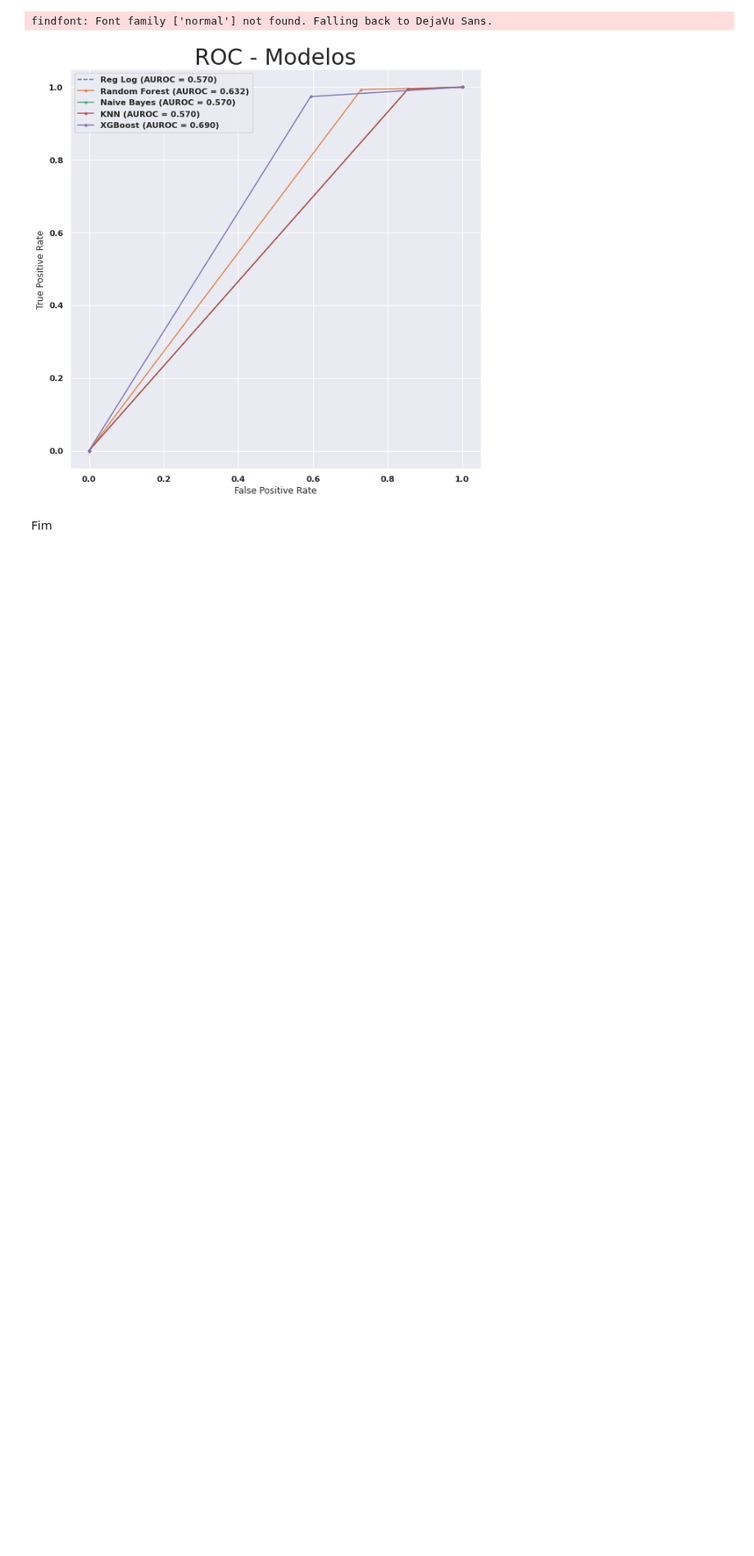
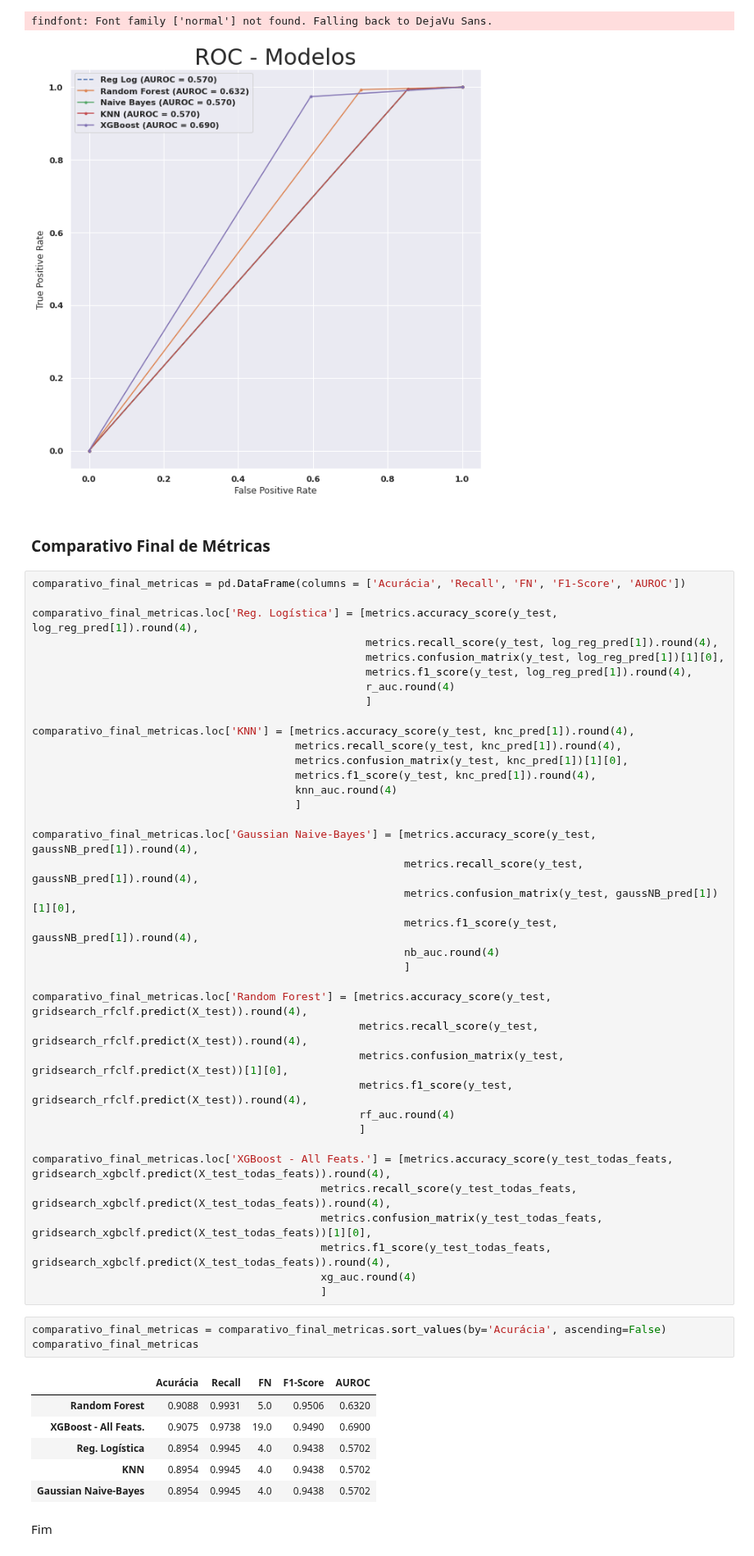
Before and after one commit to faustinothiagos/Project_Workshop_3_DS_Digital_House, a Jupyter notebook: workshop3.ipynb, the cells around one changed output. Shown at 82% size. Saved outputs shown, nothing was run; the diff lists cells and outputs as text; blank space fills up the shorter version.

Commit message:
Versão Final - Com o Comparativo novamente

```diff
--- a/workshop3.ipynb
+++ b/workshop3.ipynb
@@ -1133,5 +1133,54 @@ plt.show()
 # %% [output]
 findfont: Font family ['normal'] not found. Falling back to DejaVu Sans.
 [figure]
+# %% [markdown]
+### Comparativo Final de Métricas
+# %%
+comparativo_final_metricas = pd.DataFrame(columns = ['Acurácia', 'Recall', 'FN', 'F1-Score', 'AUROC'])
+
+comparativo_final_metricas.loc['Reg. Logística'] = [metrics.accuracy_score(y_test, log_reg_pred[1]).round(4),
+                                                    metrics.recall_score(y_test, log_reg_pred[1]).round(4),
+                                                    metrics.confusion_matrix(y_test, log_reg_pred[1])[1][0],
+                                                    metrics.f1_score(y_test, log_reg_pred[1]).round(4),
+                                                    r_auc.round(4)
+                                                    ]
+
+comparativo_final_metricas.loc['KNN'] = [metrics.accuracy_score(y_test, knc_pred[1]).round(4),
+                                         metrics.recall_score(y_test, knc_pred[1]).round(4),
+                                         metrics.confusion_matrix(y_test, knc_pred[1])[1][0],
+                                         metrics.f1_score(y_test, knc_pred[1]).round(4),
+                                         knn_auc.round(4)
+                                         ]
+
+comparativo_final_metricas.loc['Gaussian Naive-Bayes'] = [metrics.accuracy_score(y_test, gaussNB_pred[1]).round(4),
+                                                          metrics.recall_score(y_test, gaussNB_pred[1]).round(4),
+                                                          metrics.confusion_matrix(y_test, gaussNB_pred[1])[1][0],
+                                                          metrics.f1_score(y_test, gaussNB_pred[1]).round(4),
+                                                          nb_auc.round(4)
+                                                          ]
+
+comparativo_final_metricas.loc['Random Forest'] = [metrics.accuracy_score(y_test, gridsearch_rfclf.predict(X_test)).round(4),
+                                                   metrics.recall_score(y_test, gridsearch_rfclf.predict(X_test)).round(4),
+                                                   metrics.confusion_matrix(y_test, gridsearch_rfclf.predict(X_test))[1][0],
+                                                   metrics.f1_score(y_test, gridsearch_rfclf.predict(X_test)).round(4),
+                                                   rf_auc.round(4)
+                                                   ]
+
+comparativo_final_metricas.loc['XGBoost - All Feats.'] = [metrics.accuracy_score(y_test_todas_feats, gridsearch_xgbclf.predict(X_test_todas_feats)).round(4),
+                                             metrics.recall_score(y_test_todas_feats, gridsearch_xgbclf.predict(X_test_todas_feats)).round(4),
+                                             metrics.confusion_matrix(y_test_todas_feats, gridsearch_xgbclf.predict(X_test_todas_feats))[1][0],
+                                             metrics.f1_score(y_test_todas_feats, gridsearch_xgbclf.predict(X_test_todas_feats)).round(4),
+                                             xg_auc.round(4)
+                                             ]
+# %%
+comparativo_final_metricas = comparativo_final_metricas.sort_values(by='Acurácia', ascending=False)
+comparativo_final_metricas
+# %% [output]
+|  | Acurácia | Recall | FN | F1-Score | AUROC |
+| Random Forest | 0.9088 | 0.9931 | 5.0 | 0.9506 | 0.6320 |
+| XGBoost - All Feats. | 0.9075 | 0.9738 | 19.0 | 0.9490 | 0.6900 |
+| Reg. Logística | 0.8954 | 0.9945 | 4.0 | 0.9438 | 0.5702 |
+| KNN | 0.8954 | 0.9945 | 4.0 | 0.9438 | 0.5702 |
+| Gaussian Naive-Bayes | 0.8954 | 0.9945 | 4.0 | 0.9438 | 0.5702 |
 # %% [markdown]
 Fim
```
